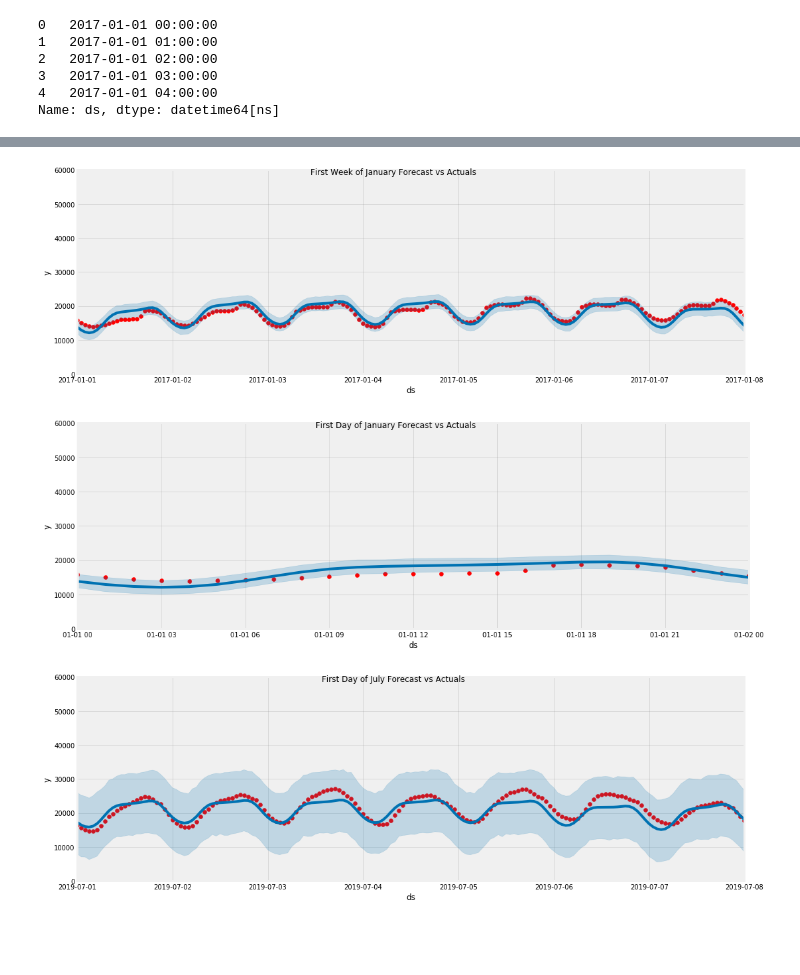
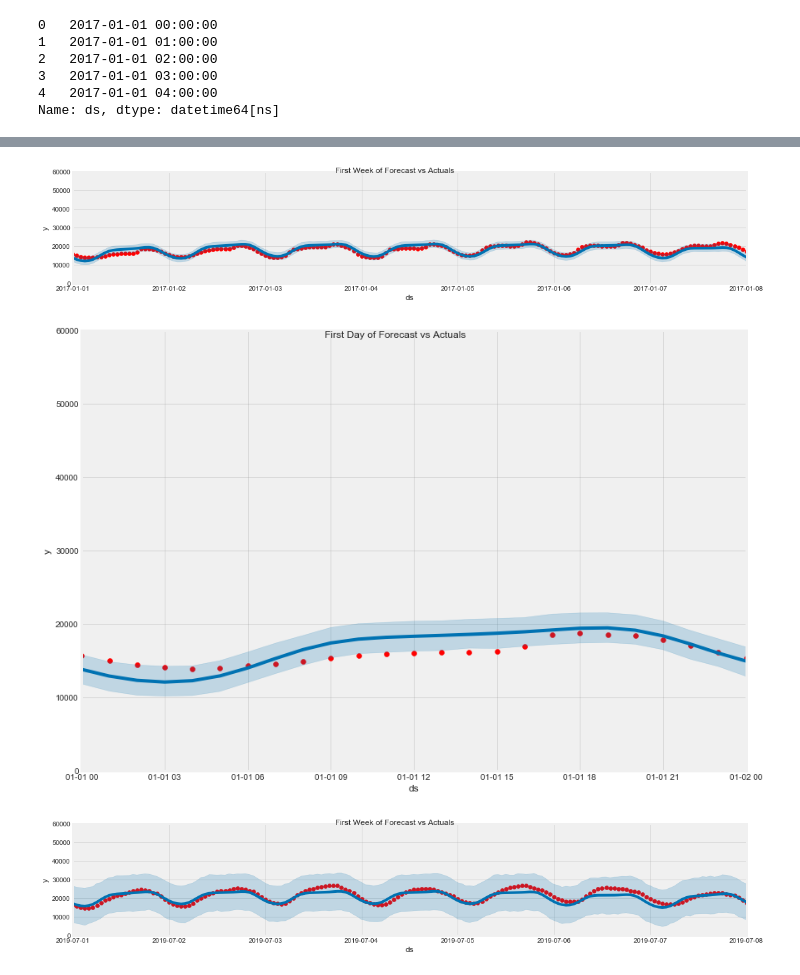
Before and after one commit to dmart49/nyiso_project, a Jupyter notebook: prophet.ipynb, the cells around one changed output, grey strips where cells are left out. Saved outputs shown, nothing was run; the diff lists cells and outputs as text; code cells hidden in the pictures; blank space fills up the shorter version.

```diff
--- a/prophet.ipynb
+++ b/prophet.ipynb
@@ -14,7 +14,7 @@ import gc; gc.enable()
 
 import warnings
 warnings.filterwarnings("ignore")
-
+sns.set_style("darkgrid")
 plt.style.use('fivethirtyeight')
 
 %matplotlib inline
@@ -172,37 +172,37 @@ plot = plt.suptitle('First Month of Forecast vs Actuals')
 # %%
 f, ax = plt.subplots(1)
-f.set_figheight(5)
+f.set_figheight(3)
 f.set_figwidth(15)
 ax.scatter(test.index, test[target], color='r')
 fig = model.plot(test_fcst, ax=ax)
 ax.set_xbound(test.index[0], upper=test.index[(24*7)])
 ax.set_ylim(0, 60000)
-plot = plt.suptitle('First Week of January Forecast vs Actuals')
+plot = plt.suptitle('First Week of Forecast vs Actuals')
 # %% [output]
-[figure, old version]
+[figure, new version]
 # %%
 f, ax = plt.subplots(1)
-f.set_figheight(5)
-f.set_figwidth(15)
+f.set_figheight(8)
+f.set_figwidth(12)
 ax.scatter(test.index, test[target], color='r')
 fig = model.plot(test_fcst, ax=ax)
 ax.set_xbound(test.index[0], upper=test.index[(24)])
 ax.set_ylim(0, 60000)
-plot = plt.suptitle('First Day of January Forecast vs Actuals')
+plot = plt.suptitle('First Day of Forecast vs Actuals')
 # %% [output]
-[figure, old version]
+[figure, new version]
 # %%
 import datetime
 f, ax = plt.subplots(1)
-f.set_figheight(5)
+f.set_figheight(3)
 f.set_figwidth(15)
 ax.scatter(test.index, test[target], color='r')
 fig = model.plot(test_fcst, ax=ax)
 ax.set_xbound(lower=datetime.datetime(2019, 7, 1), upper=datetime.datetime(2019, 7, 8))
 ax.set_ylim(0, 60000)
-plot = plt.suptitle('First Day of July Forecast vs Actuals')
+plot = plt.suptitle('First Week of Forecast vs Actuals')
 # %% [output]
-[figure, old version]
+[figure, new version]
 # %%
 mean_squared_error(y_true=test[target],
                    y_pred=test_fcst['yhat'])
```
Also changed, not shown: parts of 12 cells of this notebook, 1 other file.
